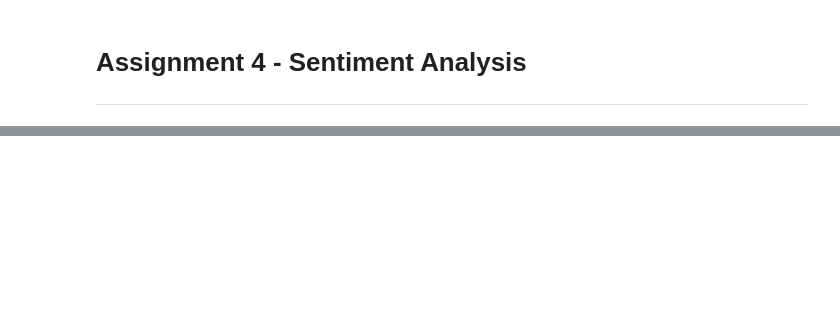
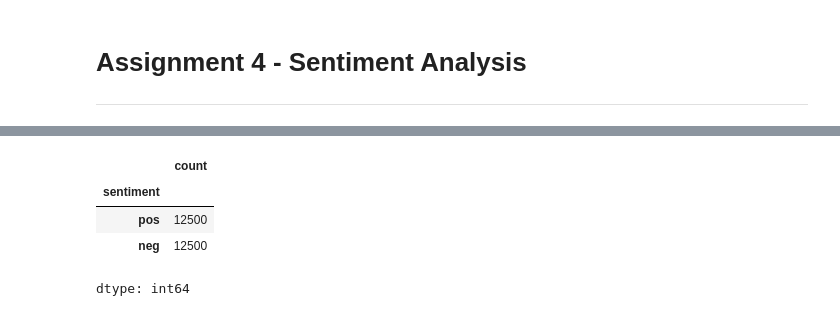
Before and after one commit to ikabrain/UCS772-CV-NLP-Lab, a Jupyter notebook: NLP_assign4/NLP_assign4.ipynb, the cells around one changed output, grey strips where cells are left out. Saved outputs shown, nothing was run; the diff lists cells and outputs as text; code cells hidden in the pictures; blank space fills up the shorter version.

```diff
--- a/NLP_assign4/NLP_assign4.ipynb
+++ b/NLP_assign4/NLP_assign4.ipynb
@@ -9,0 +66,8 @@ import matplotlib.pyplot as plt
+# %%
+train_df['sentiment'].value_counts()
+# %% [output]
+|  | count |
+| sentiment |  |
+| pos | 12500 |
+| neg | 12500 |
+dtype: int64
```
Also changed, not shown: parts of 18 cells of this notebook.
